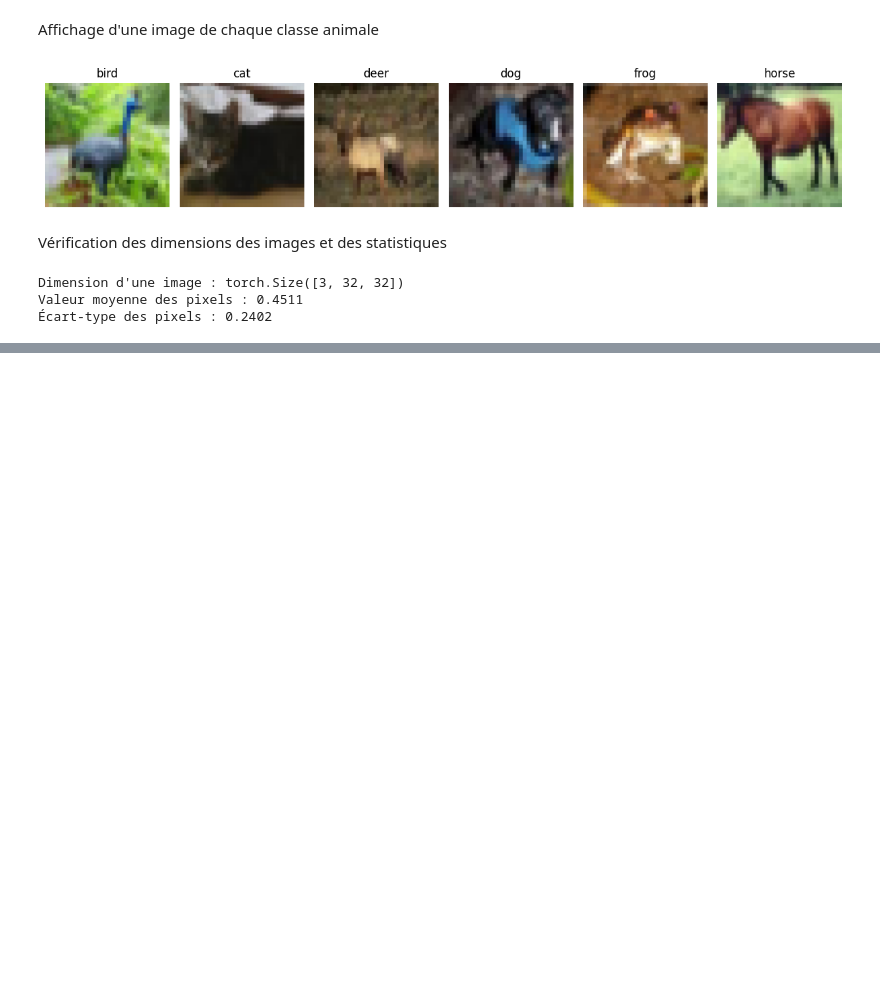
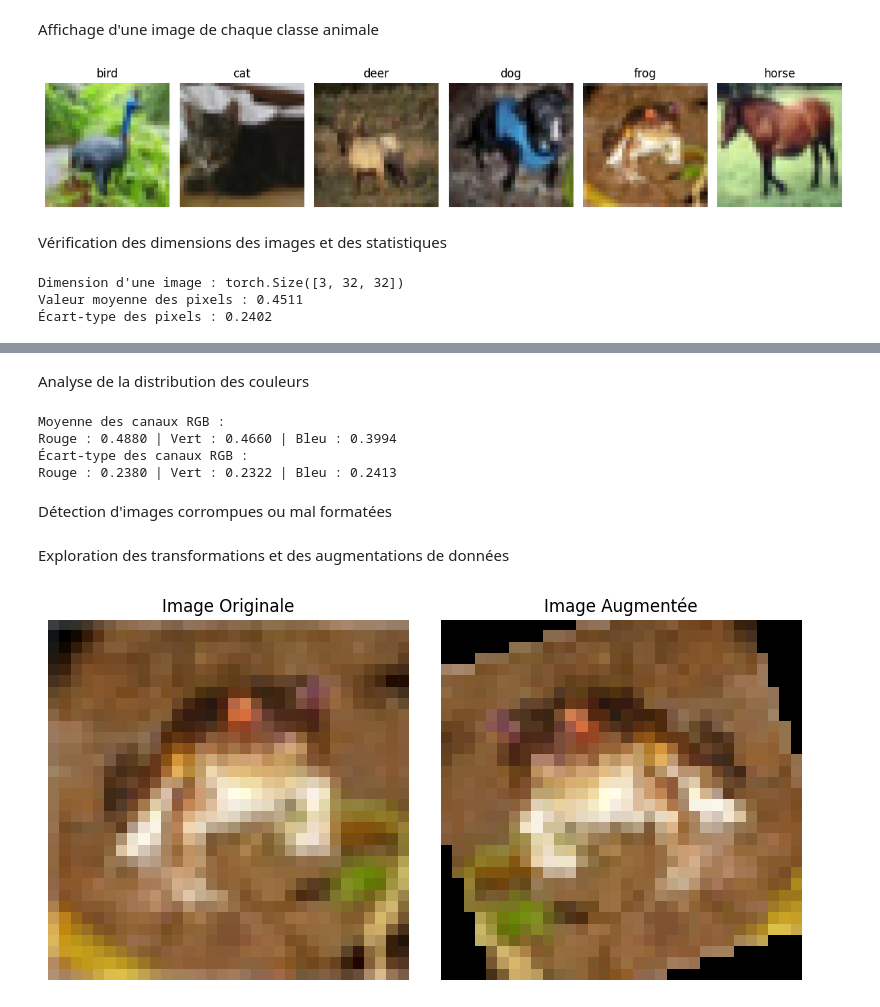
Before and after one commit to tara-lecoz/neuralzoo, a Jupyter notebook: eda.ipynb, the cells around one changed output, grey strips where cells are left out. Drawn from its saved outputs; the diff is of its cells as text; code cells hidden in the pictures; blank space fills up the shorter version.

```diff
--- a/eda.ipynb
+++ b/eda.ipynb
@@ -123,0 +149,27 @@ Valeur moyenne des pixels : 0.4511
+# %% [markdown]
+Analyse de la distribution des couleurs
+# %%
+# Calcul des statistiques des canaux de couleur (RGB) sur toutes les images
+red_channel = np.concatenate([img[0].numpy().flatten() for img, _ in train_animaux])
+green_channel = np.concatenate([img[1].numpy().flatten() for img, _ in train_animaux])
+blue_channel = np.concatenate([img[2].numpy().flatten() for img, _ in train_animaux])
+
+# Moyenne et écart-type des canaux RGB
+mean_red = np.mean(red_channel)
+std_red = np.std(red_channel)
+mean_green = np.mean(green_channel)
+std_green = np.std(green_channel)
+mean_blue = np.mean(blue_channel)
+std_blue = np.std(blue_channel)
+
+print(f"Moyenne des canaux RGB :")
+print(f"Rouge : {mean_red:.4f} | Vert : {mean_green:.4f} | Bleu : {mean_blue:.4f}")
+print(f"Écart-type des canaux RGB :")
+print(f"Rouge : {std_red:.4f} | Vert : {std_green:.4f} | Bleu : {std_blue:.4f}")
+# %% [output]
+Moyenne des canaux RGB :
+Rouge : 0.4880 | Vert : 0.4660 | Bleu : 0.3994
+Écart-type des canaux RGB :
+Rouge : 0.2380 | Vert : 0.2322 | Bleu : 0.2413
+# %% [markdown]
+Détection d'images corrompues ou mal formatées
@@ -123,0 +184,39 @@ Valeur moyenne des pixels : 0.4511
+# %% [markdown]
+Exploration des transformations et des augmentations de données
+# %%
+# Définir une transformation avec augmentation
+transform_augmentation = transforms.Compose([
+    transforms.RandomHorizontalFlip(p=1.0),  # Toujours appliquer le flip pour l'exemple
+    transforms.RandomRotation(30),           # Rotation aléatoire jusqu'à 30°
+    transforms.ToTensor()
+])
+
+# Charger une image brute du dataset (on prend un PIL image directement)
+from torchvision.datasets import CIFAR10
+
+# Télécharger l'image sans transformation initiale
+dataset_pil = CIFAR10(root='./data', train=True, download=True)
+img_pil, label = dataset_pil[0]  # Image PIL originale
+
+# Appliquer l'augmentation
+img_aug = transform_augmentation(img_pil)
+
+# Affichage
+import matplotlib.pyplot as plt
+
+plt.figure(figsize=(8, 4))
+
+plt.subplot(1, 2, 1)
+plt.imshow(img_pil)
+plt.title("Image Originale")
+plt.axis("off")
+
+plt.subplot(1, 2, 2)
+plt.imshow(img_aug.permute(1, 2, 0))  # Convertir CxHxW → HxWxC
+plt.title("Image Augmentée")
+plt.axis("off")
+
+plt.tight_layout()
+plt.show()
+# %% [output]
+[figure, added]
```
Also changed, not shown: parts of 16 cells of this notebook.
